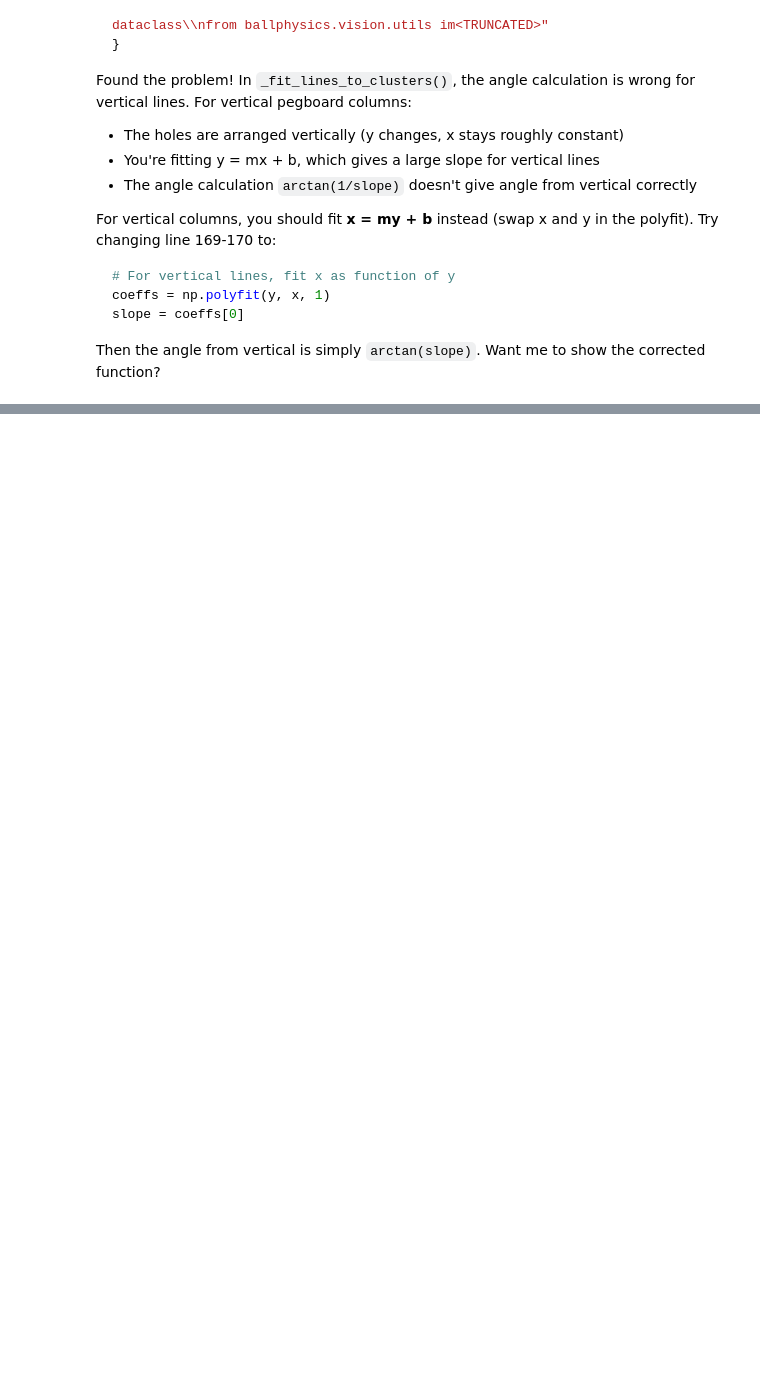
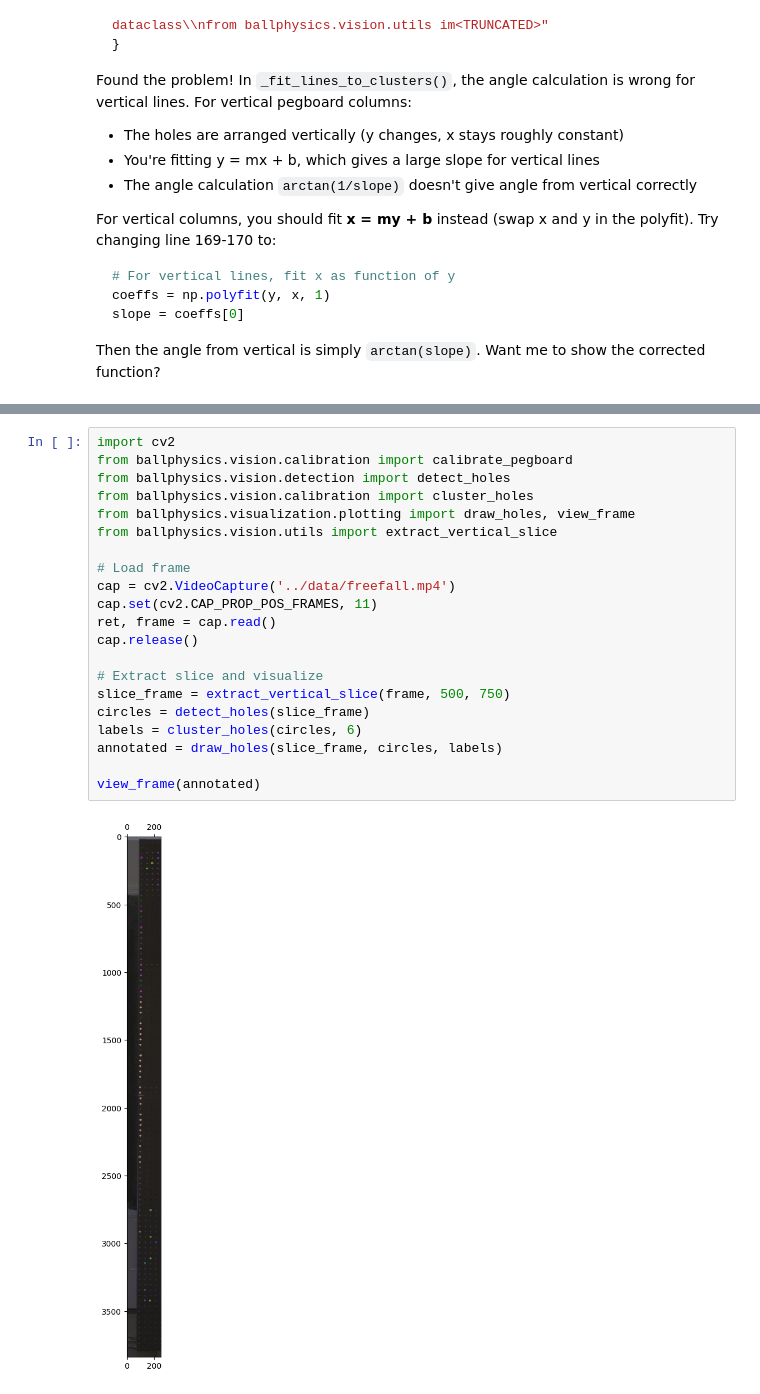
Before and after one commit to fm75/pickleball-data-analysis, a Jupyter notebook: notebooks/python-modules.ipynb, the cells around one changed output, grey strips where cells are left out. Cells and saved outputs as stored; diff of their text form; folded sections open; blank space fills up the shorter version.

Commit message:
calibrate-pegboard still not working

```diff
--- a/notebooks/python-modules.ipynb
+++ b/notebooks/python-modules.ipynb
@@ -2974,0 +3058,23 @@ yes
+# %%
+import cv2
+from ballphysics.vision.calibration import calibrate_pegboard
+from ballphysics.vision.detection import detect_holes
+from ballphysics.vision.calibration import cluster_holes
+from ballphysics.visualization.plotting import draw_holes, view_frame
+from ballphysics.vision.utils import extract_vertical_slice
+
+# Load frame
+cap = cv2.VideoCapture('../data/freefall.mp4')
+cap.set(cv2.CAP_PROP_POS_FRAMES, 11)
+ret, frame = cap.read()
+cap.release()
+
+# Extract slice and visualize
+slice_frame = extract_vertical_slice(frame, 500, 750)
+circles = detect_holes(slice_frame)
+labels = cluster_holes(circles, 6)
+annotated = draw_holes(slice_frame, circles, labels)
+
+view_frame(annotated)
+# %% [output]
+[figure, added]
```
Also changed, not shown: parts of 43 cells of this notebook, 1 other file.
